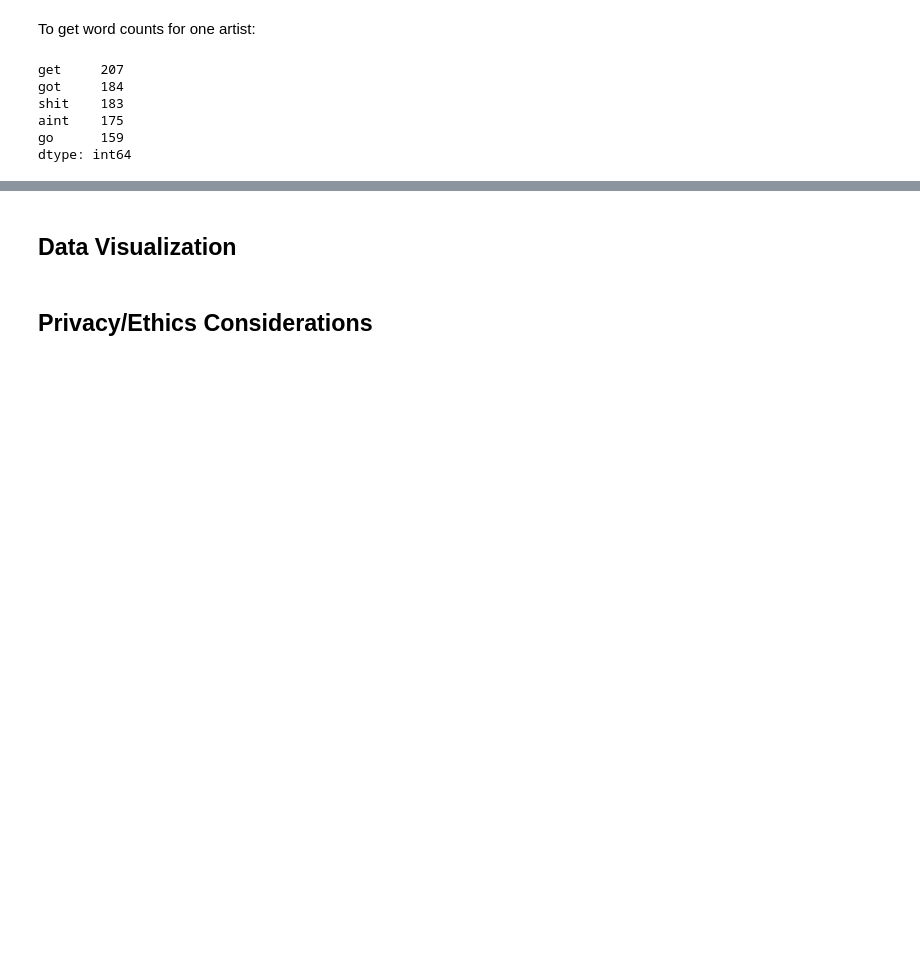
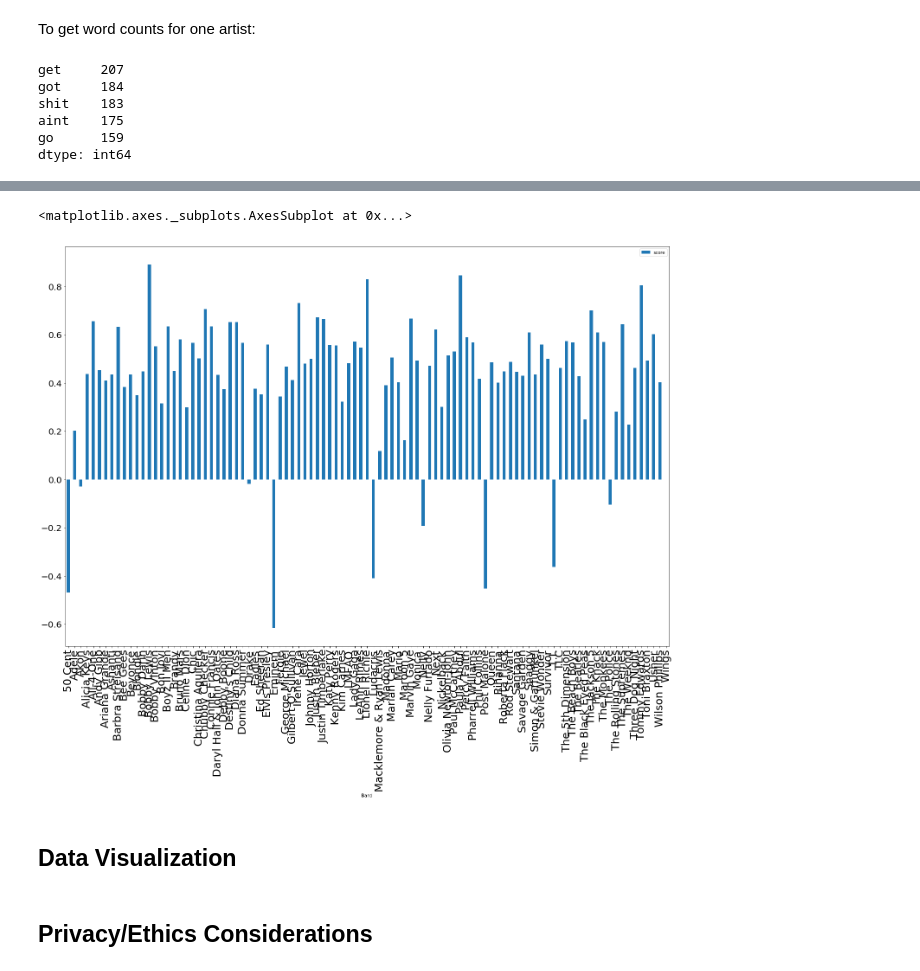
Before and after one commit to kachiem/COGS108_final, a Jupyter notebook: FinalProject.ipynb, the cells around one changed output, grey strips where cells are left out. Drawn from its saved outputs; the diff is of its cells as text; code cells hidden in the pictures; blank space fills up the shorter version.

Commit message:
pulled positive set of lyrics, now starting analysis

```diff
--- a/FinalProject.ipynb
+++ b/FinalProject.ipynb
@@ -282,0 +349,10 @@ We repeat the cleaning process on the independent/healthy set of artist lyrics.
+# %%
+# remove stopwords
+stop = stopwords.words('english')
+stop.extend(["im","like", "oh"])
+finalLyrics2['Lyrics'] = finalLyrics2['Lyrics'].str.lower()
+finalLyrics2['Lyrics'] = finalLyrics2['Lyrics'].apply(lambda x: ' '.join([word for word in x.split() if word.strip() not in (stop)]))
+# %%
+# remove punctuation
+finalLyrics2['Lyrics'] = finalLyrics2['Lyrics'].str.replace('[^\w\s]','')
+finalLyrics2.head()
@@ -370,0 +457,11 @@ dtype: int64
+# %%
+si2 = SentimentIntensityAnalyzer()
+scores2 = [];
+for song in finalLyrics2["Lyrics"]:
+    results = si2.polarity_scores(song)
+    scores = results["compound"]
+    scores2.append(scores)
+finalLyrics2.insert(3, "score",scores2, True)
+# %%
+sentimentScores2 = finalLyrics2.groupby(["Band"]).mean()
+sentimentScores2.head()
@@ -370,0 +476,8 @@ dtype: int64
+# %%
+%matplotlib inline
+plt.rc('xtick',labelsize=25)
+plt.rc('ytick',labelsize=20)
+sentimentScores2.plot.bar(figsize=(25,17))
+# %% [output]
+<matplotlib.axes._subplots.AxesSubplot at 0x...>
+[figure, added]
```
Also changed, not shown: parts of 42 cells of this notebook.
